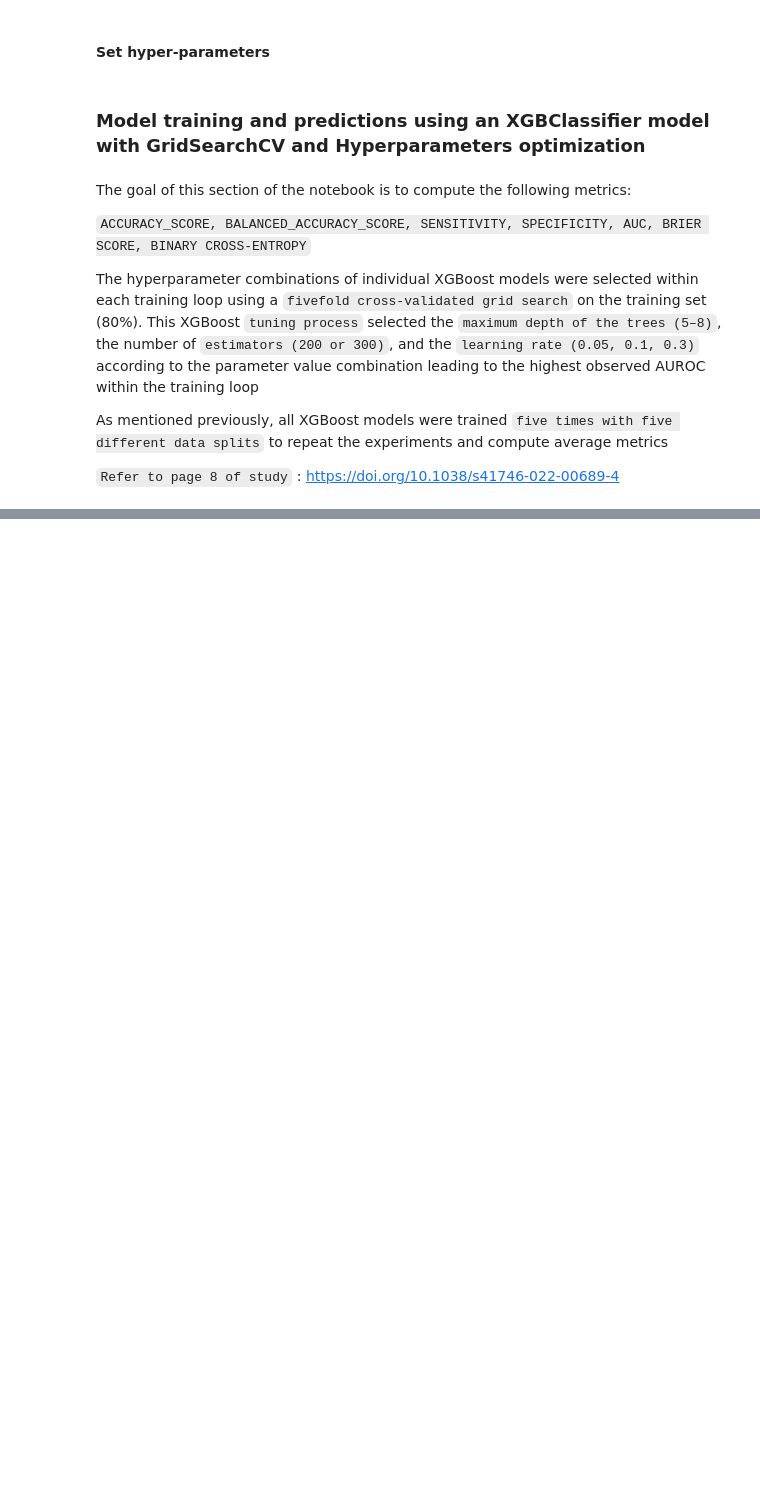
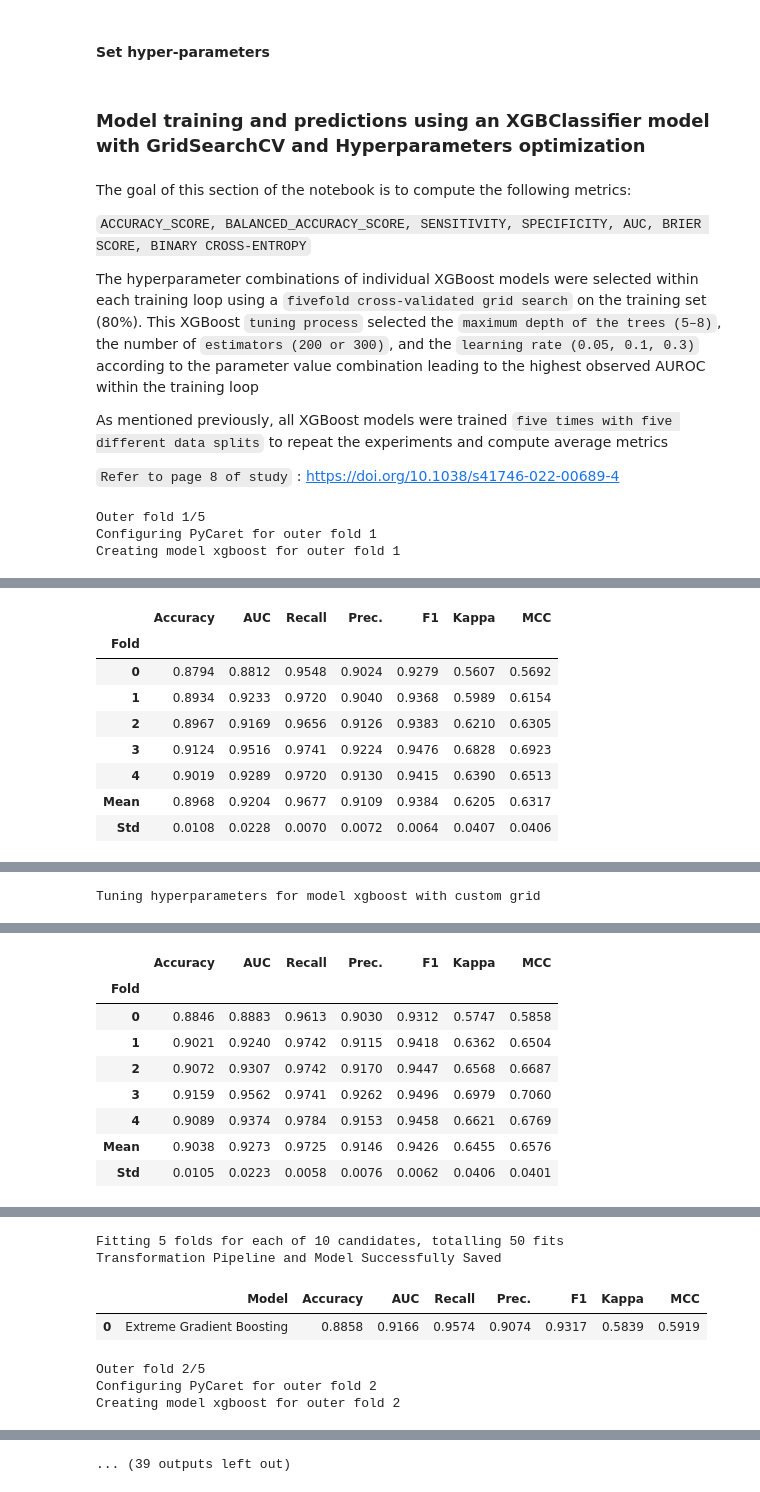
Before and after one commit to mariemkallel16/HAIM_PyCaret, a Jupyter notebook: notebooks/consolidation.ipynb, the cells around one changed output, grey strips where cells are left out. Cells and saved outputs as stored; diff of their text form; code cells hidden in the pictures; blank space fills up the shorter version.

```diff
--- a/notebooks/consolidation.ipynb
+++ b/notebooks/consolidation.ipynb
@@ -83,11 +83,15 @@ evaluator = PyCaretEvaluator(dataset=dataset, target="Consolidation", experiment
 evaluator.run_experiment(
     train_size=0.8,
     fold=5,
-    fold_strategy='kfold',
+    fold_strategy='stratifiedkfold',
     outer_fold=5,
-    outer_strategy='kfold',
+    outer_strategy='stratifiedkfold',
     session_id=42,
     model='xgboost',
     optimize='AUC',
     custom_grid=grid_hps
 )
+# %% [output]
+Outer fold 1/5
+Configuring PyCaret for outer fold 1
+Creating model xgboost for outer fold 1
@@ -93,0 +99,9 @@ evaluator.run_experiment(
+|  | Accuracy | AUC | Recall | Prec. | F1 | Kappa | MCC |
+| Fold |  |  |  |  |  |  |  |
+| 0 | 0.8794 | 0.8812 | 0.9548 | 0.9024 | 0.9279 | 0.5607 | 0.5692 |
+| 1 | 0.8934 | 0.9233 | 0.9720 | 0.9040 | 0.9368 | 0.5989 | 0.6154 |
+| 2 | 0.8967 | 0.9169 | 0.9656 | 0.9126 | 0.9383 | 0.6210 | 0.6305 |
+| 3 | 0.9124 | 0.9516 | 0.9741 | 0.9224 | 0.9476 | 0.6828 | 0.6923 |
+| 4 | 0.9019 | 0.9289 | 0.9720 | 0.9130 | 0.9415 | 0.6390 | 0.6513 |
+| Mean | 0.8968 | 0.9204 | 0.9677 | 0.9109 | 0.9384 | 0.6205 | 0.6317 |
+| Std | 0.0108 | 0.0228 | 0.0070 | 0.0072 | 0.0064 | 0.0407 | 0.0406 |
@@ -93,0 +109 @@ evaluator.run_experiment(
+Tuning hyperparameters for model xgboost with custom grid
@@ -93,0 +111,9 @@ evaluator.run_experiment(
+|  | Accuracy | AUC | Recall | Prec. | F1 | Kappa | MCC |
+| Fold |  |  |  |  |  |  |  |
+| 0 | 0.8846 | 0.8883 | 0.9613 | 0.9030 | 0.9312 | 0.5747 | 0.5858 |
+| 1 | 0.9021 | 0.9240 | 0.9742 | 0.9115 | 0.9418 | 0.6362 | 0.6504 |
+| 2 | 0.9072 | 0.9307 | 0.9742 | 0.9170 | 0.9447 | 0.6568 | 0.6687 |
+| 3 | 0.9159 | 0.9562 | 0.9741 | 0.9262 | 0.9496 | 0.6979 | 0.7060 |
+| 4 | 0.9089 | 0.9374 | 0.9784 | 0.9153 | 0.9458 | 0.6621 | 0.6769 |
+| Mean | 0.9038 | 0.9273 | 0.9725 | 0.9146 | 0.9426 | 0.6455 | 0.6576 |
+| Std | 0.0105 | 0.0223 | 0.0058 | 0.0076 | 0.0062 | 0.0406 | 0.0401 |
@@ -93,0 +121,7 @@ evaluator.run_experiment(
+Fitting 5 folds for each of 10 candidates, totalling 50 fits
+Transformation Pipeline and Model Successfully Saved
+|  | Model | Accuracy | AUC | Recall | Prec. | F1 | Kappa | MCC |
+| 0 | Extreme Gradient Boosting | 0.8858 | 0.9166 | 0.9574 | 0.9074 | 0.9317 | 0.5839 | 0.5919 |
+Outer fold 2/5
+Configuring PyCaret for outer fold 2
+Creating model xgboost for outer fold 2
@@ -93,0 +129 @@ evaluator.run_experiment(
+... (39 outputs left out)
```
Also changed, not shown: parts of 1 cell of this notebook, 3 other files.
